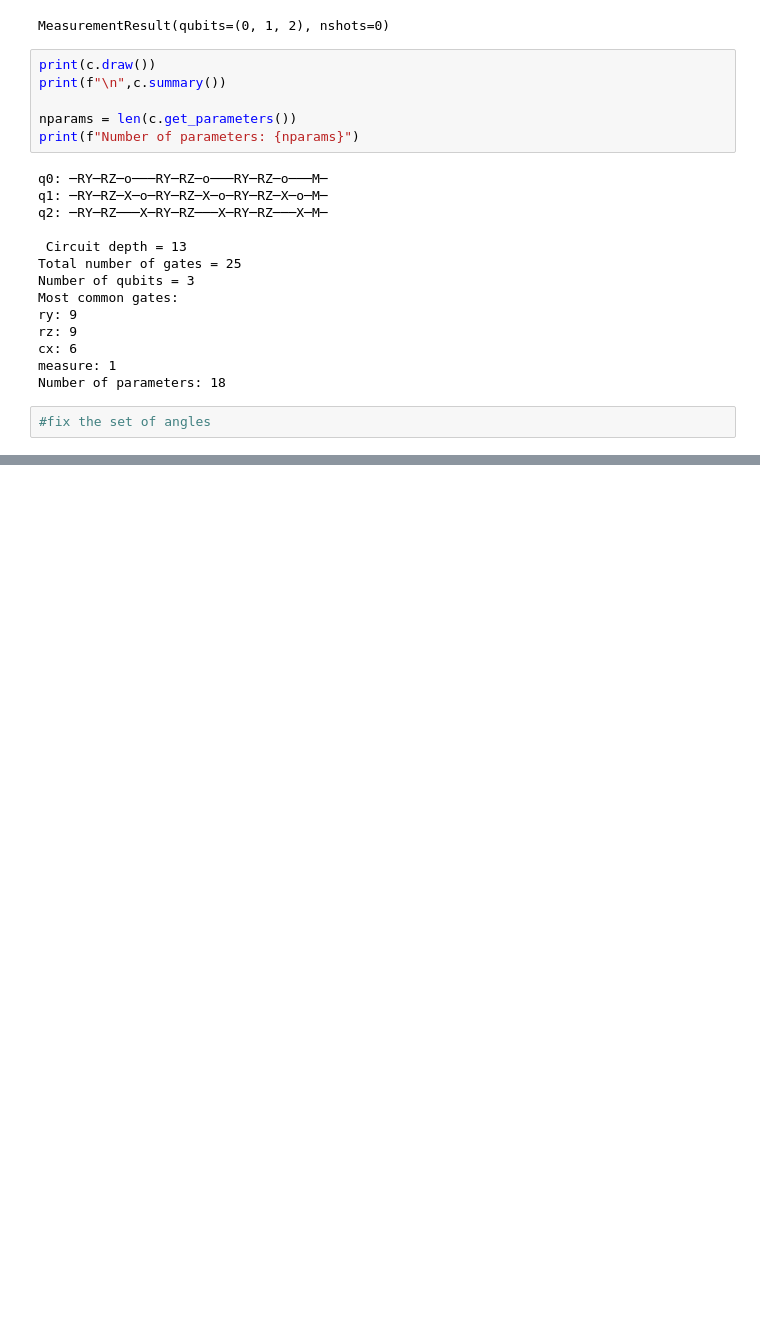
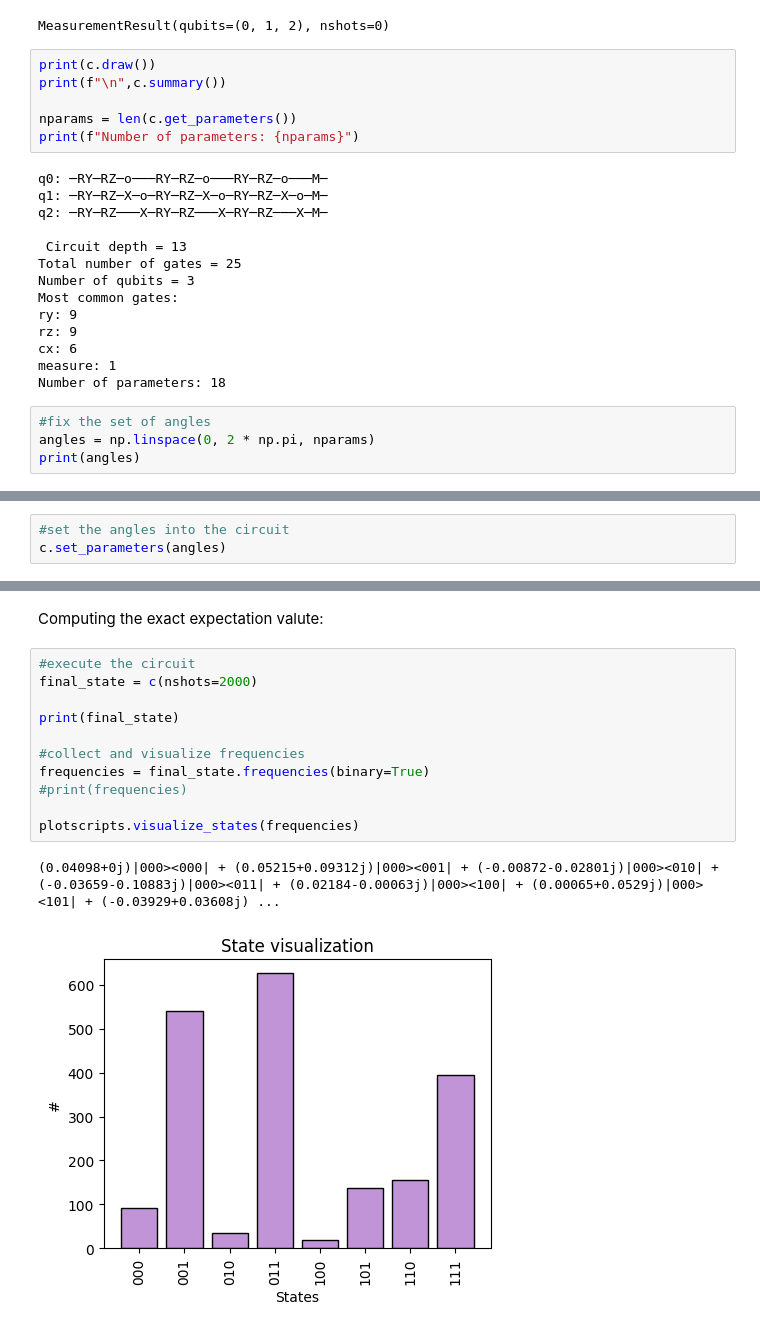
Before and after one commit to gabrielefrn/qc-minicourse, a Jupyter notebook: qc_minicourse_10abr24.ipynb, the cells around one changed output, grey strips where cells are left out. Cells and saved outputs as stored; diff of their text form; blank space fills up the shorter version.

```diff
--- a/qc_minicourse_10abr24.ipynb
+++ b/qc_minicourse_10abr24.ipynb
@@ -81,3 +81,5 @@ measure: 1
 Number of parameters: 18
 # %%
 #fix the set of angles
+angles = np.linspace(0, 2 * np.pi, nparams)
+print(angles)
@@ -83,0 +90,3 @@ Number of parameters: 18
+# %%
+#set the angles into the circuit
+c.set_parameters(angles)
@@ -83,0 +110,16 @@ Number of parameters: 18
+# %% [markdown]
+Computing the exact expectation valute:
+# %%
+#execute the circuit
+final_state = c(nshots=2000)
+
+print(final_state)
+
+#collect and visualize frequencies
+frequencies = final_state.frequencies(binary=True)
+#print(frequencies)
+
+plotscripts.visualize_states(frequencies)
+# %% [output]
+(0.04098+0j)|000><000| + (0.05215+0.09312j)|000><001| + (-0.00872-0.02801j)|000><010| + (-0.03659-0.10883j)|000><011| + (0.02184-0.00063j)|000><100| + (0.00065+0.0529j)|000><101| + (-0.03929+0.03608j) ...
+[figure, added]
```
Also changed, not shown: parts of 3 cells of this notebook.
